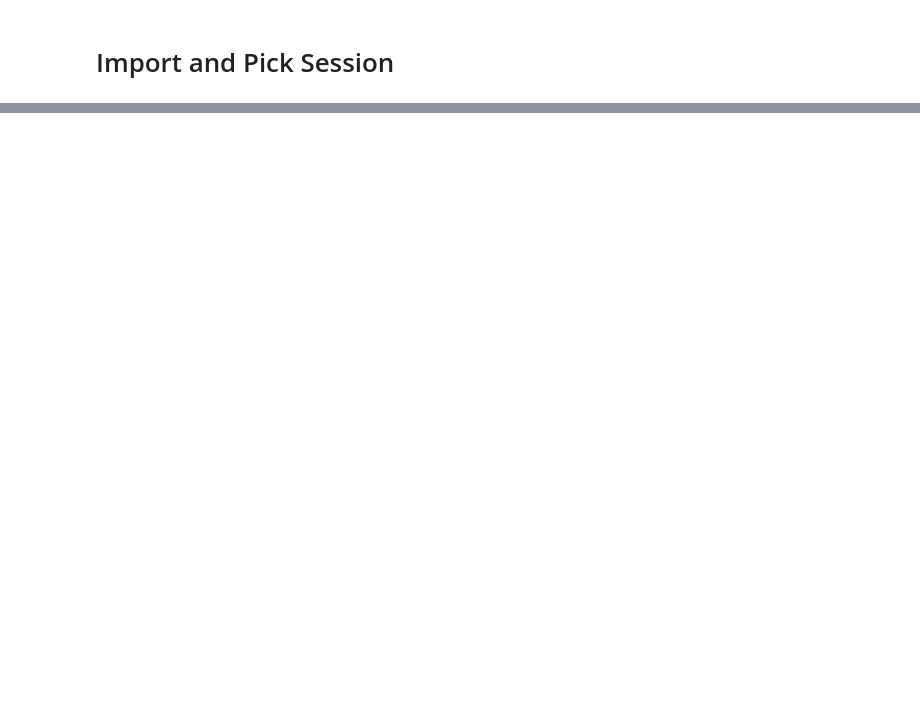
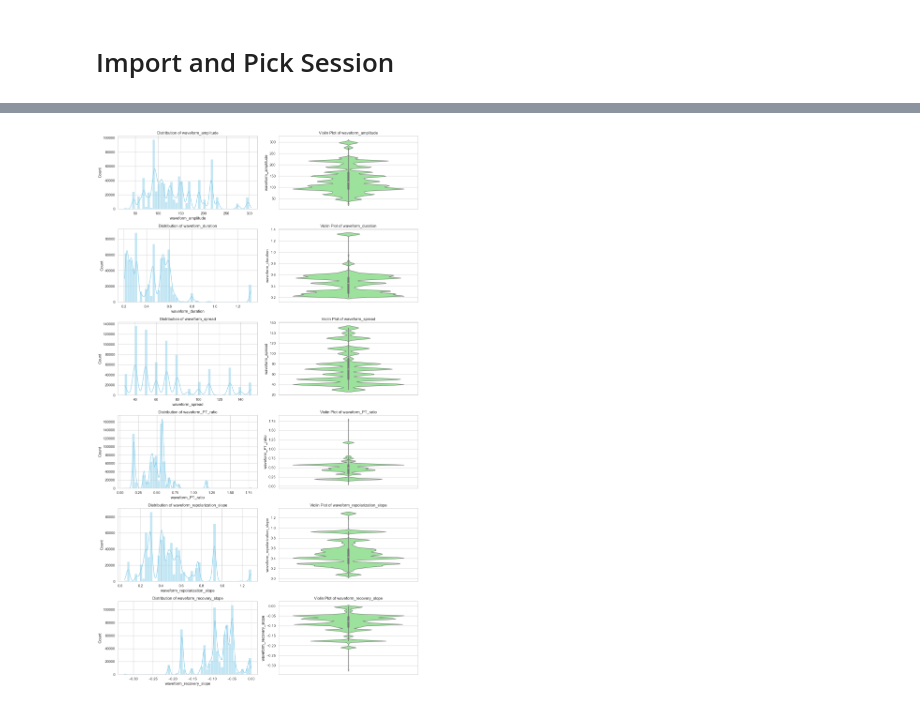
Before and after one commit to tebe-nigrelli/MMN-Group-Project, a Jupyter notebook: 01_EDA.ipynb, the cells around one changed output, grey strips where cells are left out. Cells and saved outputs as stored; diff of their text form; code cells hidden in the pictures; blank space fills up the shorter version.

```diff
--- a/01_EDA.ipynb
+++ b/01_EDA.ipynb
@@ -193,0 +160,14 @@ ValueError: cannot reindex on an axis with duplicate labels
+# %%
+k = 4
+
+# compute mean and std
+df_means = df[quality_metrics].mean()
+df_std_devs = df[quality_metrics].std()
+
+# identify rows
+outliers = ((df[quality_metrics] - df_means).abs() > (k * df_std_devs)).any(axis=1)
+
+# remove rows with any outliers
+df = df[~outliers]
+
+print(outliers.sum(), "outliers are excluded based on quality metrics")
@@ -193,0 +180,34 @@ ValueError: cannot reindex on an axis with duplicate labels
+# %%
+waveform_features = [
+    'waveform_amplitude', 'waveform_duration', 'waveform_spread',
+    'waveform_PT_ratio', 'waveform_repolarization_slope',
+    'waveform_recovery_slope'
+]
+
+fig, axes = plt.subplots(nrows=6, ncols=2, figsize=(14, 24))
+axes = axes.flatten()
+
+for i, feature in enumerate(waveform_features):
+    ax_hist = axes[i*2]
+    sns.histplot(
+        data=df,
+        x=feature,
+        kde=True,
+        bins=50,
+        color='skyblue',
+        ax=ax_hist)
+    ax_hist.set_title(f"Distribution of {feature}")
+    ax_hist.set_xlabel(feature)
+    ax_hist.set_ylabel("Count")
+
+    ax_violin = axes[i*2+1]
+    sns.violinplot(data=df,
+                   y=feature,
+                   color='lightgreen',
+                   ax=ax_violin)
+    ax_violin.set_title(f"Violin Plot of {feature}")
+
+plt.tight_layout()
+plt.show()
+# %% [output]
+[figure, added]
```
Also changed, not shown: parts of 13 cells of this notebook.
